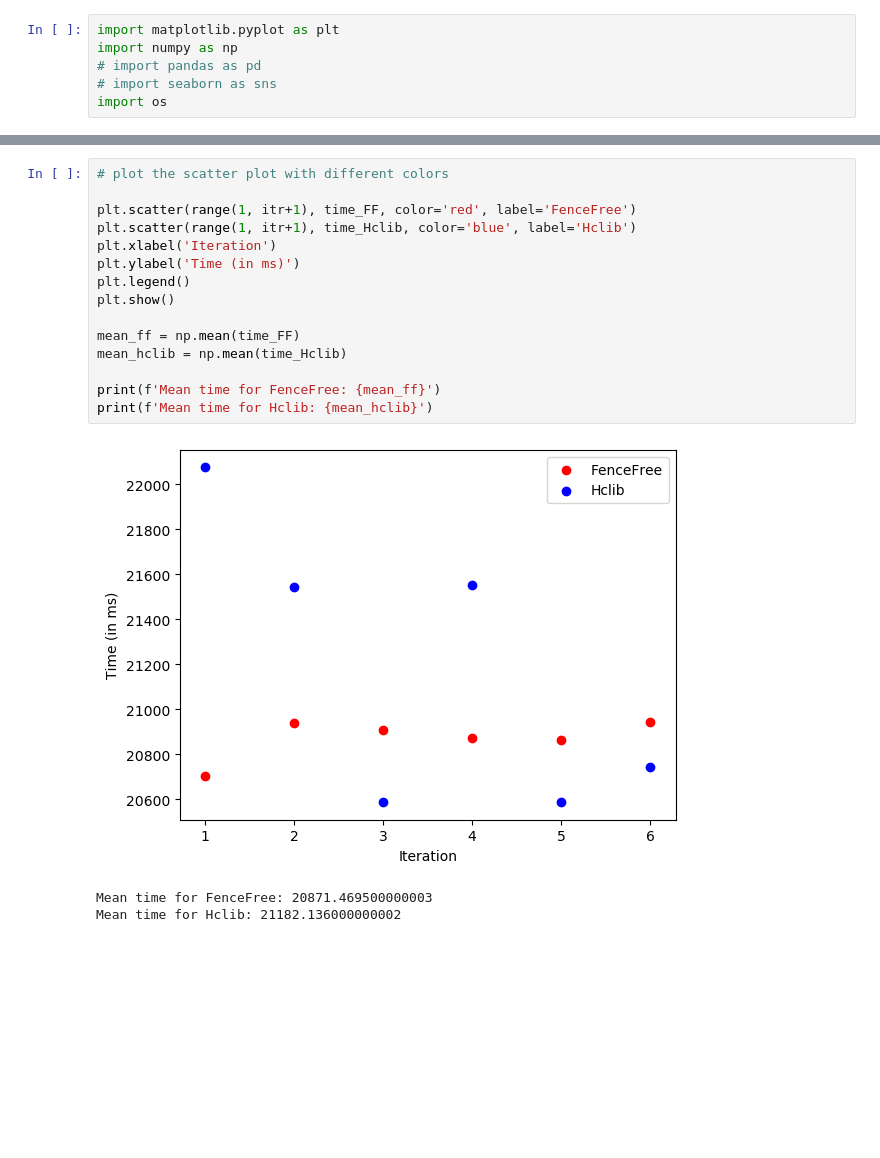
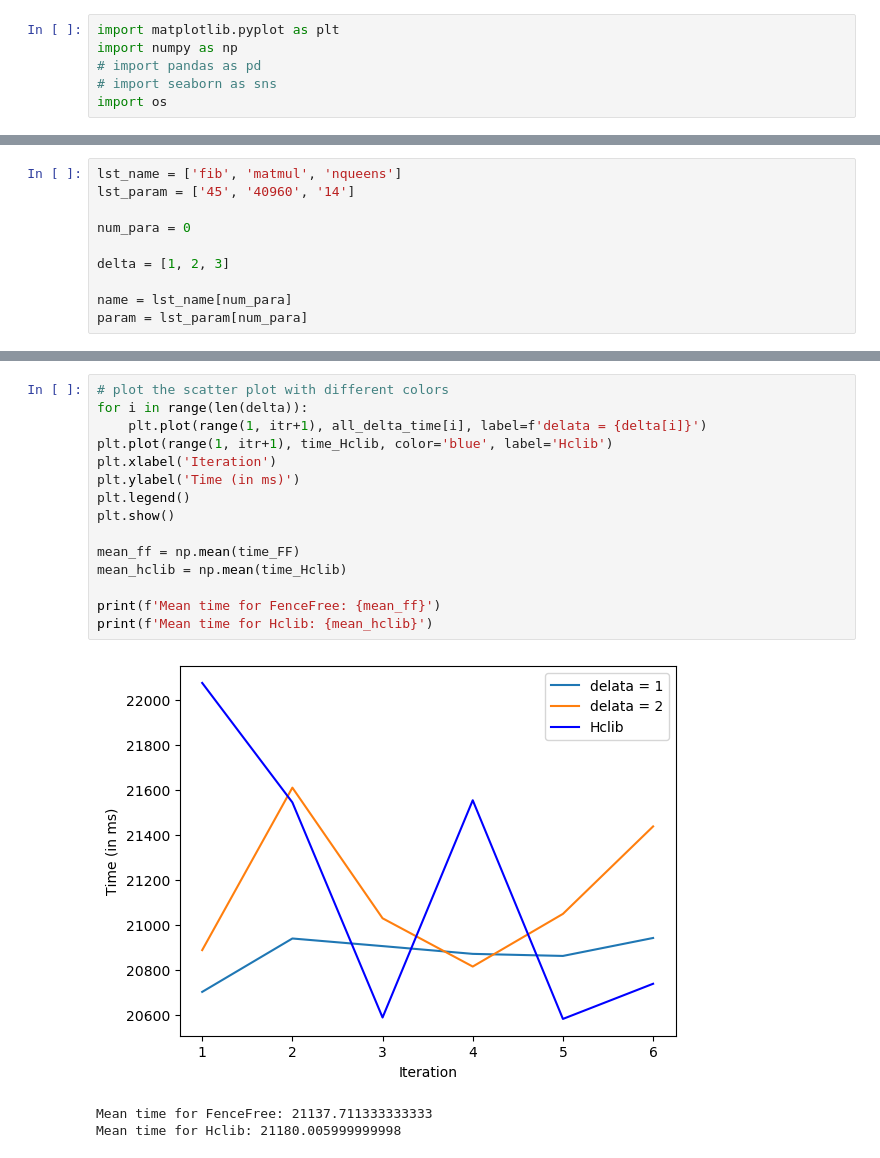
Before and after one commit to aamleen/Analysis-of-Work-Stealing-Queues, a Jupyter notebook: Graph_Compare.ipynb, the cells around one changed output, grey strips where cells are left out. Drawn from its saved outputs; the diff is of its cells as text; blank space fills up the shorter version.

```diff
--- a/Graph_Compare.ipynb
+++ b/Graph_Compare.ipynb
@@ -60,0 +7,10 @@ print(time_Hclib)
+# %%
+lst_name = ['fib', 'matmul', 'nqueens']
+lst_param = ['45', '40960', '14']
+
+num_para = 0
+
+delta = [1, 2, 3]
+
+name = lst_name[num_para]
+param = lst_param[num_para]
@@ -61,20 +122,20 @@ print(time_Hclib)
 # %%
 # plot the scatter plot with different colors
-
-plt.scatter(range(1, itr+1), time_FF, color='red', label='FenceFree')
-plt.scatter(range(1, itr+1), time_Hclib, color='blue', label='Hclib')
+for i in range(len(delta)):
+    plt.plot(range(1, itr+1), all_delta_time[i], label=f'delata = {delta[i]}')
+plt.plot(range(1, itr+1), time_Hclib, color='blue', label='Hclib')
 plt.xlabel('Iteration')
 plt.ylabel('Time (in ms)')
 plt.legend()
 plt.show()
 
 mean_ff = np.mean(time_FF)
 mean_hclib = np.mean(time_Hclib)
 
 print(f'Mean time for FenceFree: {mean_ff}')
 print(f'Mean time for Hclib: {mean_hclib}')
 # %% [output]
-[figure, old version]
+[figure, new version]
-Mean time for FenceFree: 20871.469500000003
-Mean time for Hclib: 21182.136000000002
+Mean time for FenceFree: 21137.711333333333
+Mean time for Hclib: 21180.005999999998
 # %%
```
Also changed, not shown: parts of 3 cells of this notebook, 58 other files.
